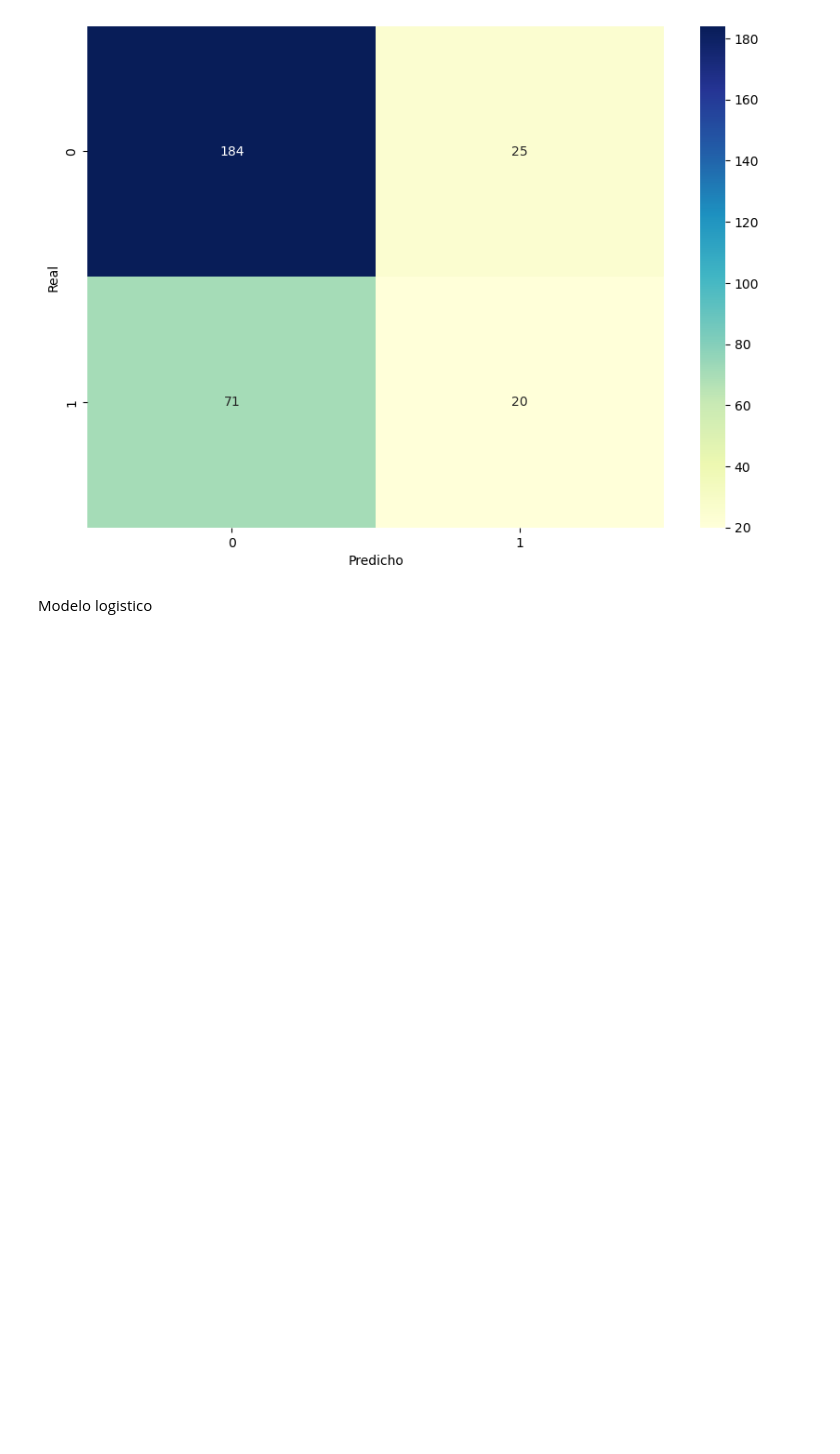
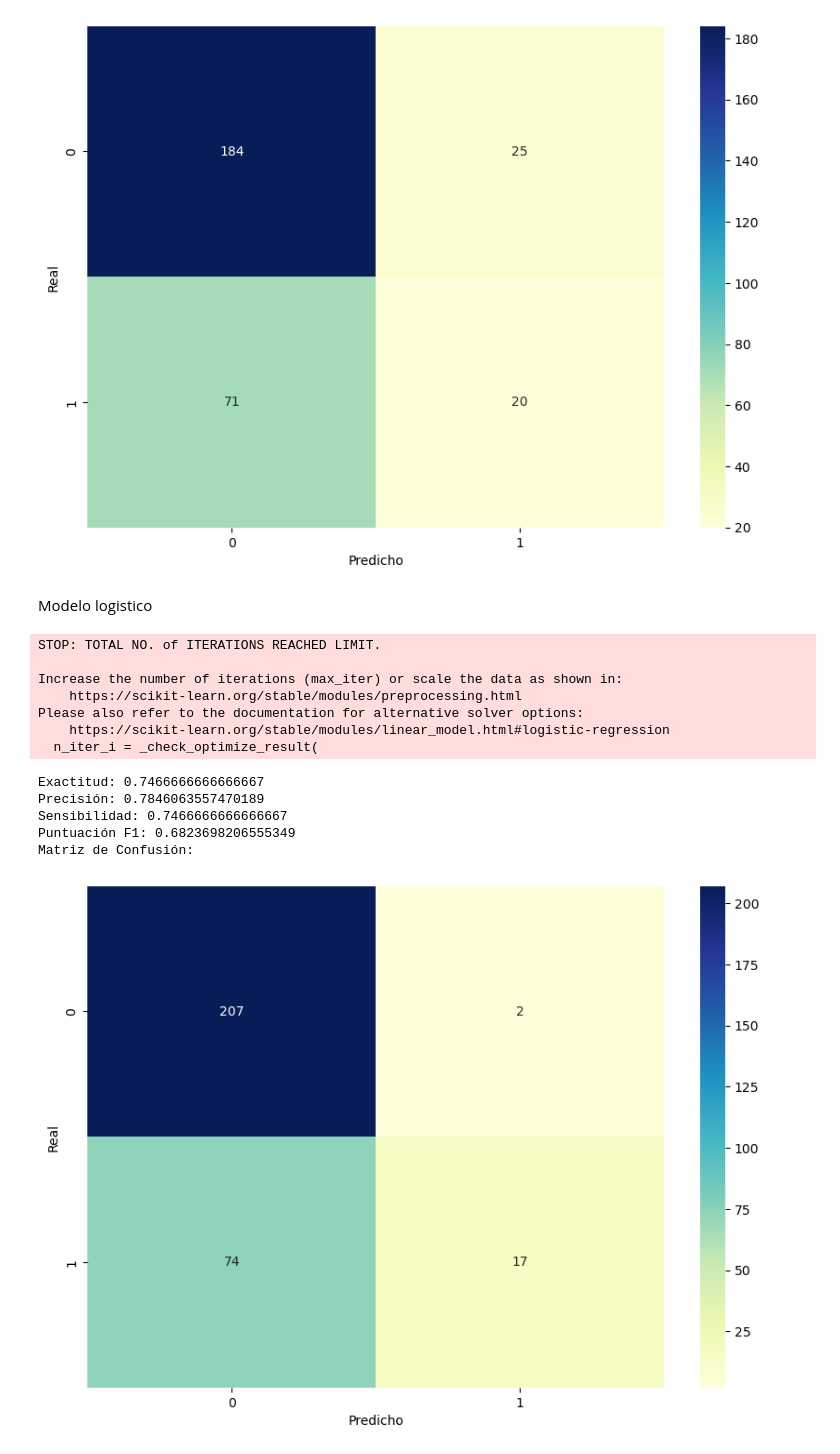
Before and after one commit to Japulgarin/Data_challenge_uninorte, a Jupyter notebook: Creditos_alemanes.ipynb, the cells around one changed output. Drawn from its saved outputs; the diff is of its cells as text; code cells hidden in the pictures; blank space fills up the shorter version.

```diff
--- a/Creditos_alemanes.ipynb
+++ b/Creditos_alemanes.ipynb
@@ -627,3 +627,55 @@ Matriz de Confusión:
 [figure]
 # %% [markdown]
 Modelo logistico
+# %%
+from sklearn.linear_model import LogisticRegression
+from sklearn.metrics import accuracy_score, precision_score, recall_score, f1_score, confusion_matrix
+import matplotlib.pyplot as plt
+import seaborn as sns
+from sklearn.model_selection import train_test_split
+
+# Dividir los datos en conjuntos de entrenamiento y prueba
+X_train, X_test, Y_train, Y_test = train_test_split(X, y, test_size=0.3, random_state=42)
+
+# Inicializar el modelo de Regresión Logística
+logistic_regression = LogisticRegression(class_weight={1: 0.7, 2: 0.3})
+
+# Entrenar el modelo en los datos de entrenamiento
+logistic_regression.fit(X_train, Y_train)
+
+# Realizar predicciones en el conjunto de prueba
+Y_pred = logistic_regression.predict(X_test)
+
+# Calcular métricas
+exactitud = accuracy_score(Y_test, Y_pred)
+precision = precision_score(Y_test, Y_pred, average='weighted')
+sensibilidad = recall_score(Y_test, Y_pred, average='weighted')
+f1 = f1_score(Y_test, Y_pred, average='weighted')
+matriz_confusion = confusion_matrix(Y_test, Y_pred)
+
+print(f"Exactitud: {exactitud}")
+print(f"Precisión: {precision}")
+print(f"Sensibilidad: {sensibilidad}")
+print(f"Puntuación F1: {f1}")
+print("Matriz de Confusión:")
+
+# Visualizar la matriz de confusión con Seaborn
+plt.figure(figsize=(10,7))
+sns.heatmap(matriz_confusion, annot=True, cmap="YlGnBu", fmt="g")
+plt.xlabel('Predicho')
+plt.ylabel('Real')
+plt.show()
+# %% [output]
+STOP: TOTAL NO. of ITERATIONS REACHED LIMIT.
+
+Increase the number of iterations (max_iter) or scale the data as shown in:
+    https://scikit-learn.org/stable/modules/preprocessing.html
+Please also refer to the documentation for alternative solver options:
+    https://scikit-learn.org/stable/modules/linear_model.html#logistic-regression
+  n_iter_i = _check_optimize_result(
+Exactitud: 0.7466666666666667
+Precisión: 0.7846063557470189
+Sensibilidad: 0.7466666666666667
+Puntuación F1: 0.6823698206555349
+Matriz de Confusión:
+[figure, added]
```
Also changed, not shown: parts of 1 cell of this notebook.
